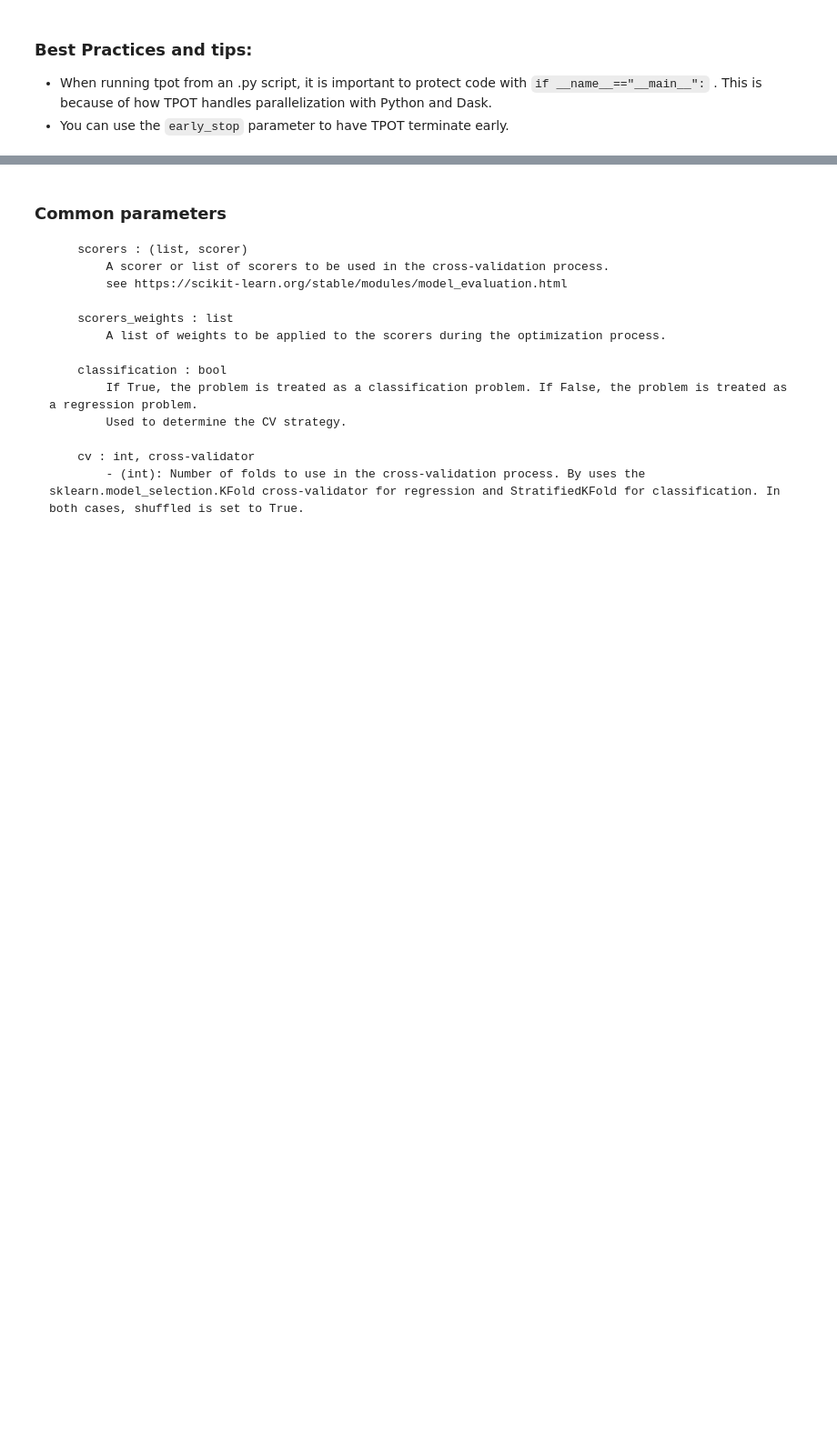
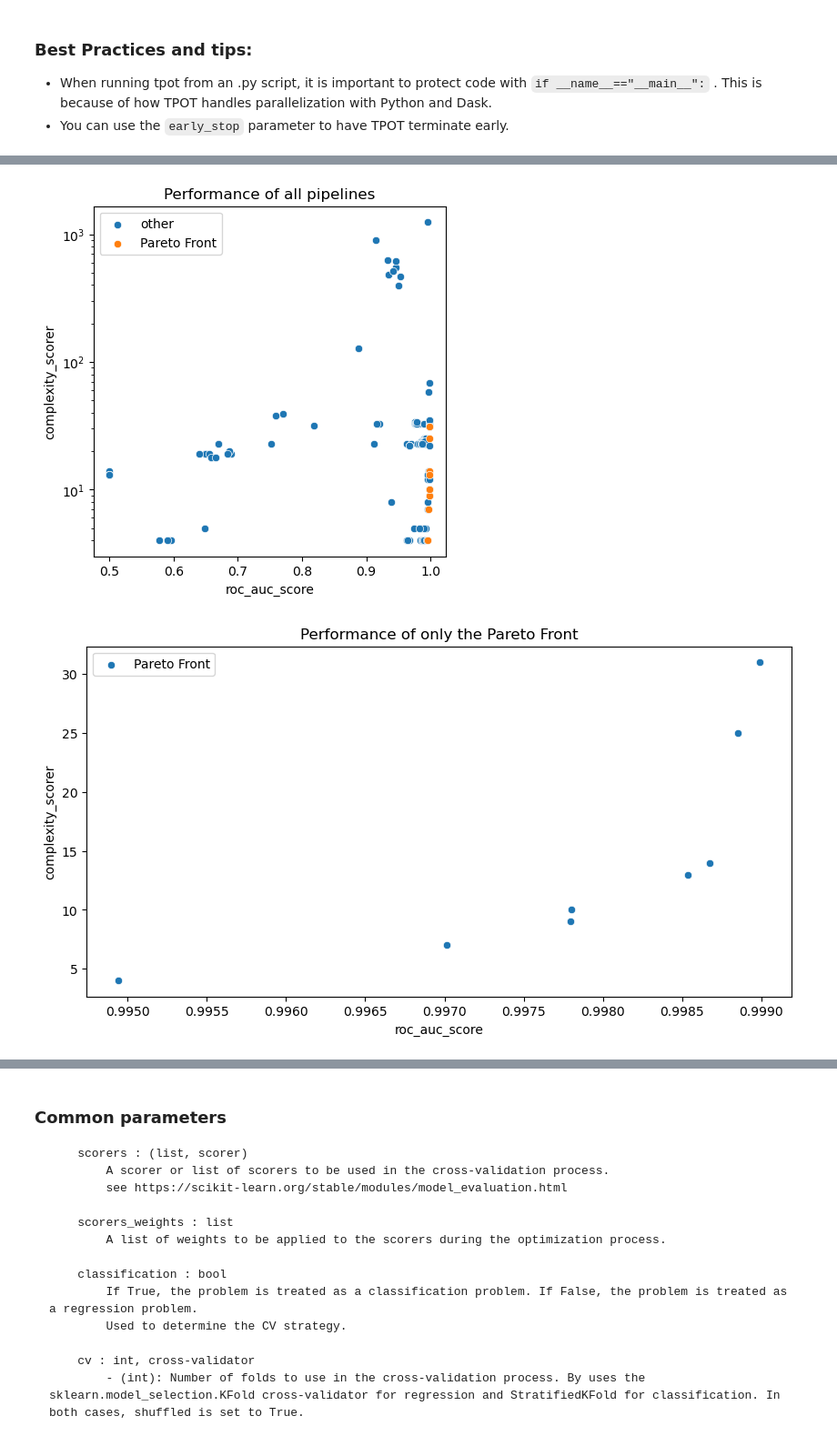
Before and after one commit to EpistasisLab/tpot, a Jupyter notebook: Tutorial/1_Using_TPOT.ipynb, the cells around one changed output, grey strips where cells are left out. Shown at 91% size. Drawn from its saved outputs; the diff is of its cells as text; code cells hidden in the pictures; blank space fills up the shorter version.

```diff
--- a/Tutorial/1_Using_TPOT.ipynb
+++ b/Tutorial/1_Using_TPOT.ipynb
@@ -165,14 +175,13 @@ import tpot2.objectives
 
 scorer = sklearn.metrics.get_scorer('roc_auc_ovr')
 
-X, y = sklearn.datasets.load_digits(return_X_y=True)
+X, y = sklearn.datasets.load_breast_cancer(return_X_y=True)
 X_train, X_test, y_train, y_test = sklearn.model_selection.train_test_split(X, y, train_size=0.75, test_size=0.25)
 
 
 est = tpot2.TPOTClassifier(
     scorers=[scorer, tpot2.objectives.complexity_scorer],
-    scorer_weights=[1.0, -1.0],
-    objective_function_names=['roc_auc_ovr', 'complexity'],
+    scorers_weights=[1.0, -1.0],
 
     search_space="light",
     n_jobs=4,
@@ -217,0 +271,3 @@ est.evaluated_individuals
+# %%
+df = est.evaluated_individuals
+df
@@ -217,0 +292,22 @@ est.evaluated_individuals
+# %%
+import seaborn as sns
+import matplotlib.pyplot as plt
+#replace nans in pareto front with 0
+fig, ax = plt.subplots(figsize=(5,5))
+sns.scatterplot(df[df['Pareto_Front']!=1], x='roc_auc_score', y='complexity_scorer', label='other', ax=ax)
+sns.scatterplot(df[df['Pareto_Front']==1], x='roc_auc_score', y='complexity_scorer', label='Pareto Front', ax=ax)
+ax.title.set_text('Performance of all pipelines')
+#log scale y
+ax.set_yscale('log')
+plt.show()
+
+#replace nans in pareto front with 0
+fig, ax = plt.subplots(figsize=(10,5))
+sns.scatterplot(df[df['Pareto_Front']==1], x='roc_auc_score', y='complexity_scorer', label='Pareto Front', ax=ax)
+ax.title.set_text('Performance of only the Pareto Front')
+#log scale y
+# ax.set_yscale('log')
+plt.show()
+# %% [output]
+[figure, added]
+[figure, added]
```
Also changed, not shown: parts of 19 cells of this notebook.
